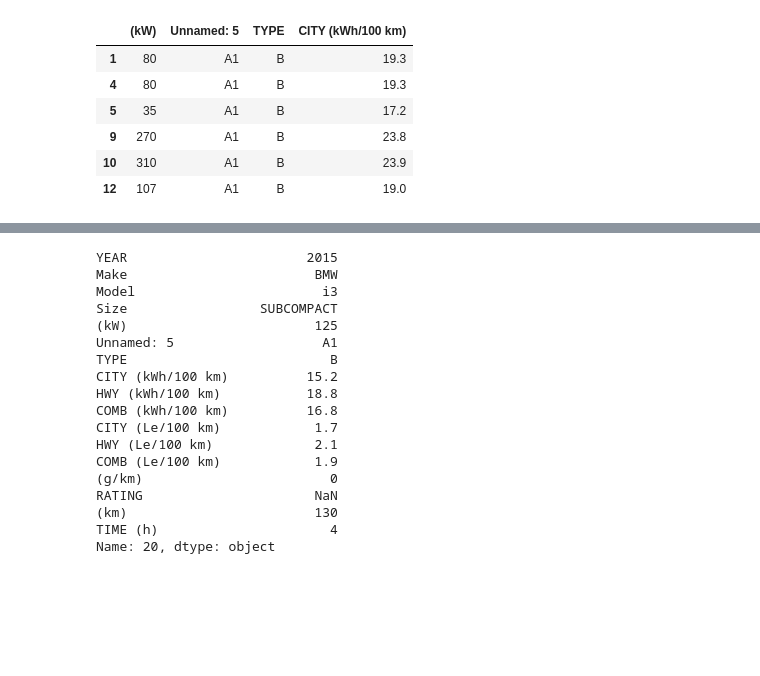
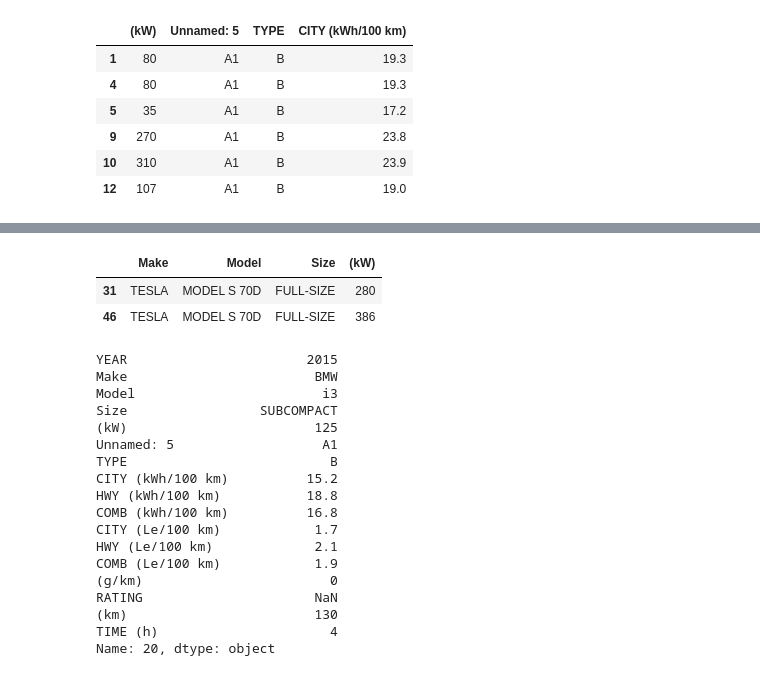
Before and after one commit to 960Subhamsingh/Data-Sciences, a Jupyter notebook: pandas/16 - loc and iloc/iloc.ipynb, the cells around one changed output, grey strips where cells are left out. Drawn from its saved outputs; the diff is of its cells as text; code cells hidden in the pictures; blank space fills up the shorter version.

```diff
--- a/pandas/16 - loc and iloc/iloc.ipynb
+++ b/pandas/16 - loc and iloc/iloc.ipynb
@@ -75,3 +83,9 @@ data.loc[0:5]
+# %%
+data.loc[(data['Make']=='TESLA') &(data['Model']=='MODEL S 70D'), ['Make','Model', 'Size', '(kW)']]
+# %% [output]
+|  | Make | Model | Size | (kW) |
+| 31 | TESLA | MODEL S 70D | FULL-SIZE | 280 |
+| 46 | TESLA | MODEL S 70D | FULL-SIZE | 386 |
 # %%
 data.loc[20]
 # %% [output]
```
Also changed, not shown: parts of 1 cell of this notebook, 18 other files.
